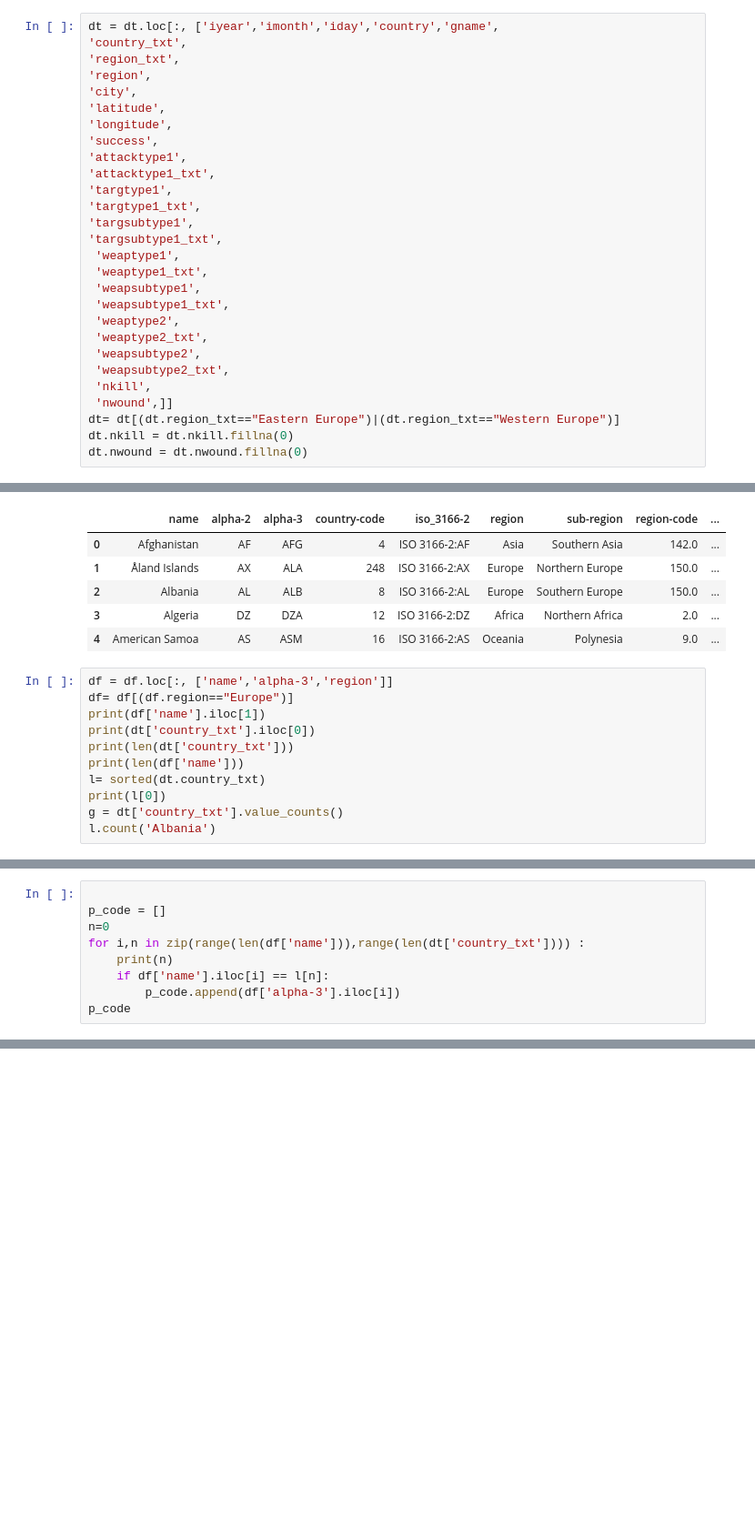
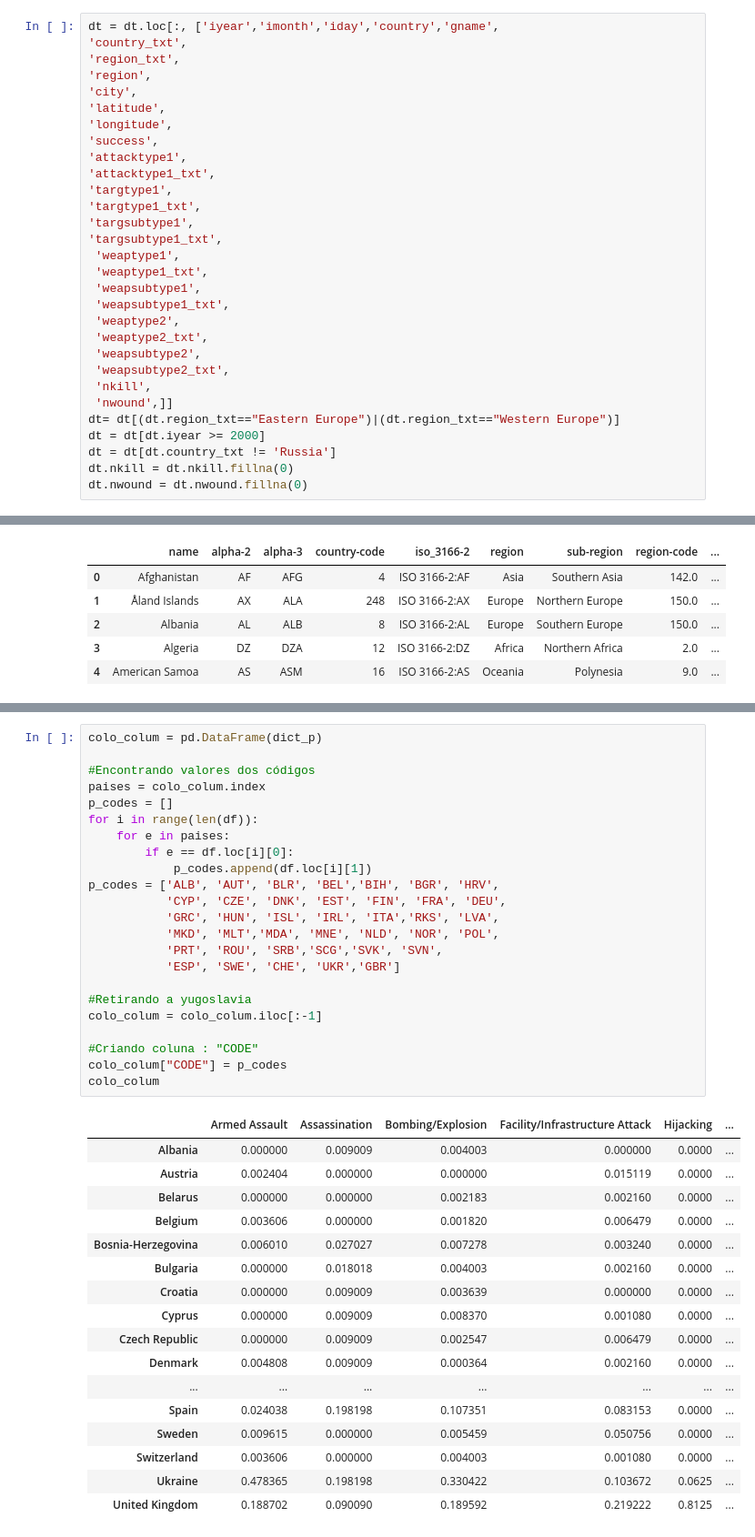
Before and after one commit to gpizzigh/CD-Projeto-3, a Jupyter notebook: Teste do mapa mundi.ipynb, the cells around one changed output, grey strips where cells are left out. Shown: that part at 91% size. Drawn from its saved outputs; the diff is of its cells as text; blank space fills up the shorter version.

```diff
--- a/Teste do mapa mundi.ipynb
+++ b/Teste do mapa mundi.ipynb
@@ -51,6 +51,8 @@ dt = dt.loc[:, ['iyear','imonth','iday','country','gname',
  'nkill',
  'nwound',]]
 dt= dt[(dt.region_txt=="Eastern Europe")|(dt.region_txt=="Western Europe")]
+dt = dt[dt.iyear >= 2000]
+dt = dt[dt.country_txt != 'Russia']
 dt.nkill = dt.nkill.fillna(0)
 dt.nwound = dt.nwound.fillna(0)
 # %%
@@ -88,14 +90,3 @@ df.head()
 | 2 | Albania | AL | ALB | 8 | ISO 3166-2:AL | Europe | Southern Europe | 150.0 | ... |
 | 3 | Algeria | DZ | DZA | 12 | ISO 3166-2:DZ | Africa | Northern Africa | 2.0 | ... |
 | 4 | American Samoa | AS | ASM | 16 | ISO 3166-2:AS | Oceania | Polynesia | 9.0 | ... |
-# %%
-df = df.loc[:, ['name','alpha-3','region']]
-df= df[(df.region=="Europe")]
-print(df['name'].iloc[1])
-print(dt['country_txt'].iloc[0])
-print(len(dt['country_txt']))
-print(len(df['name']))
-l= sorted(dt.country_txt)
-print(l[0])
-g = dt['country_txt'].value_counts()
-l.count('Albania')
@@ -128,9 +92,0 @@ P.S: o truque aqui deve estar no fato de conseguirmos dar duas variaveis para o
-# %%
-
-p_code = []
-n=0
-for i,n in zip(range(len(df['name'])),range(len(dt['country_txt']))) :
-    print(n)
-    if df['name'].iloc[i] == l[n]:
-        p_code.append(df['alpha-3'].iloc[i])
-p_code
@@ -161,0 +93,41 @@ ValueError: Length of values does not match length of index
+# %%
+colo_colum = pd.DataFrame(dict_p)
+
+#Encontrando valores dos códigos
+paises = colo_colum.index
+p_codes = []
+for i in range(len(df)):
+    for e in paises:
+        if e == df.loc[i][0]:
+            p_codes.append(df.loc[i][1])
+p_codes = ['ALB', 'AUT', 'BLR', 'BEL','BIH', 'BGR', 'HRV',
+           'CYP', 'CZE', 'DNK', 'EST', 'FIN', 'FRA', 'DEU',
+           'GRC', 'HUN', 'ISL', 'IRL', 'ITA','RKS', 'LVA',
+           'MKD', 'MLT','MDA', 'MNE', 'NLD', 'NOR', 'POL',
+           'PRT', 'ROU', 'SRB','SCG','SVK', 'SVN',
+           'ESP', 'SWE', 'CHE', 'UKR','GBR']
+
+#Retirando a yugoslavia
+colo_colum = colo_colum.iloc[:-1]
+
+#Criando coluna : "CODE"
+colo_colum["CODE"] = p_codes
+colo_colum
+# %% [output]
+|  | Armed Assault | Assassination | Bombing/Explosion | Facility/Infrastructure Attack | Hijacking | ... |
+| Albania | 0.000000 | 0.009009 | 0.004003 | 0.000000 | 0.0000 | ... |
+| Austria | 0.002404 | 0.000000 | 0.000000 | 0.015119 | 0.0000 | ... |
+| Belarus | 0.000000 | 0.000000 | 0.002183 | 0.002160 | 0.0000 | ... |
+| Belgium | 0.003606 | 0.000000 | 0.001820 | 0.006479 | 0.0000 | ... |
+| Bosnia-Herzegovina | 0.006010 | 0.027027 | 0.007278 | 0.003240 | 0.0000 | ... |
+| Bulgaria | 0.000000 | 0.018018 | 0.004003 | 0.002160 | 0.0000 | ... |
+| Croatia | 0.000000 | 0.009009 | 0.003639 | 0.000000 | 0.0000 | ... |
+| Cyprus | 0.000000 | 0.009009 | 0.008370 | 0.001080 | 0.0000 | ... |
+| Czech Republic | 0.000000 | 0.009009 | 0.002547 | 0.006479 | 0.0000 | ... |
+| Denmark | 0.004808 | 0.009009 | 0.000364 | 0.002160 | 0.0000 | ... |
+| ... | ... | ... | ... | ... | ... | ... |
+| Spain | 0.024038 | 0.198198 | 0.107351 | 0.083153 | 0.0000 | ... |
+| Sweden | 0.009615 | 0.000000 | 0.005459 | 0.050756 | 0.0000 | ... |
+| Switzerland | 0.003606 | 0.000000 | 0.004003 | 0.001080 | 0.0000 | ... |
+| Ukraine | 0.478365 | 0.198198 | 0.330422 | 0.103672 | 0.0625 | ... |
+| United Kingdom | 0.188702 | 0.090090 | 0.189592 | 0.219222 | 0.8125 | ... |
```
Also changed, not shown: parts of 10 cells of this notebook, 1 other file.
